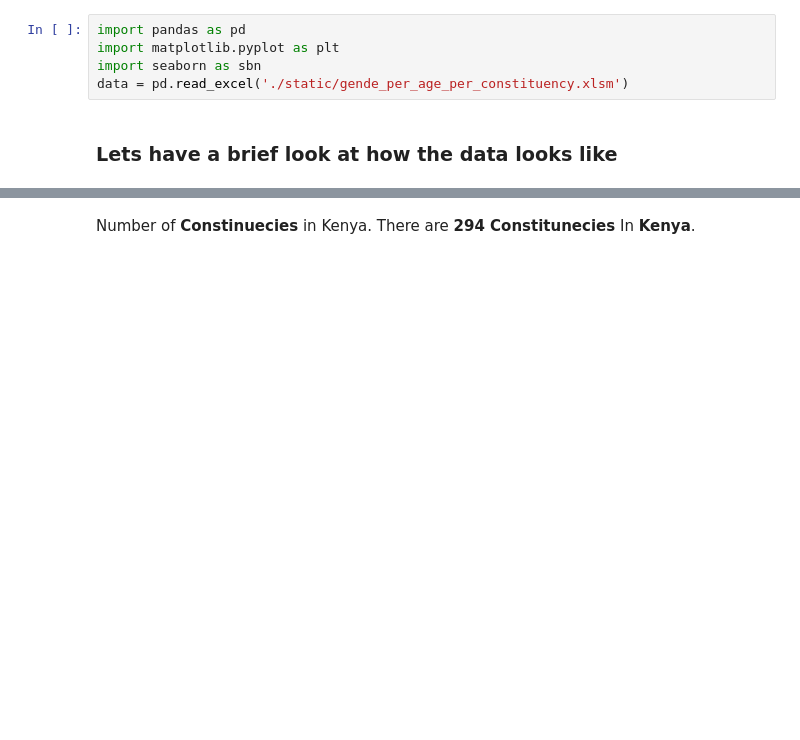
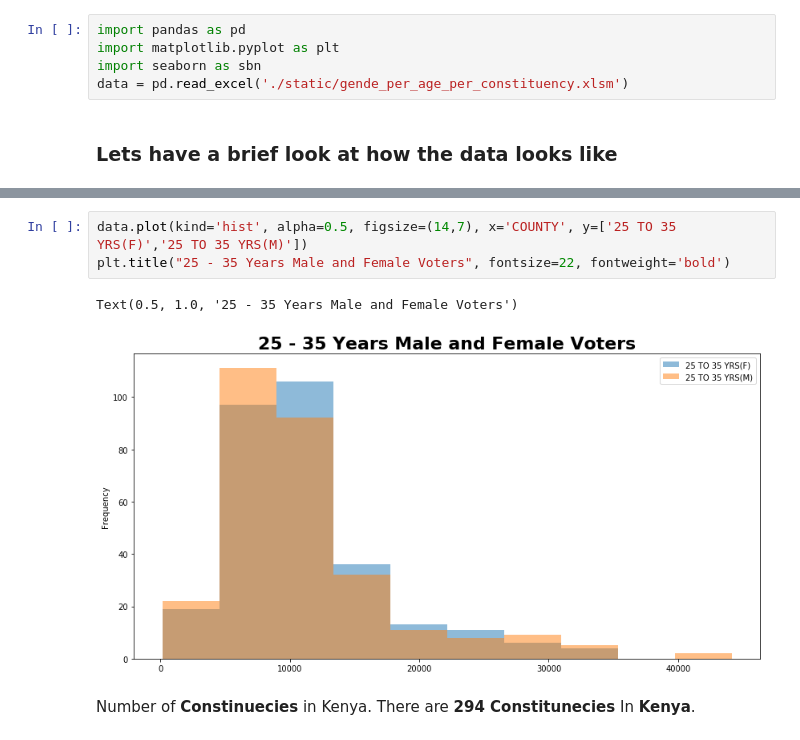
Before and after one commit to gyleodhis/2017-voter-analysis-in-Kenya, a Jupyter notebook: gender_per_age_per_constituency.ipynb, the cells around one changed output, grey strips where cells are left out. Drawn from its saved outputs; the diff is of its cells as text; blank space fills up the shorter version.

```diff
--- a/gender_per_age_per_constituency.ipynb
+++ b/gender_per_age_per_constituency.ipynb
@@ -17,3 +32,9 @@ data.head()
+# %%
+data.plot(kind='hist', alpha=0.5, figsize=(14,7), x='COUNTY', y=['25 TO 35 YRS(F)','25 TO 35 YRS(M)'])
+plt.title("25 - 35 Years Male and Female Voters", fontsize=22, fontweight='bold')
+# %% [output]
+Text(0.5, 1.0, '25 - 35 Years Male and Female Voters')
+[figure, added]
 # %% [markdown]
 Number of __Constinuecies__ in Kenya. There are __294 Constitunecies__ In __Kenya__.
 # %%
```
Also changed, not shown: parts of 17 cells of this notebook.
